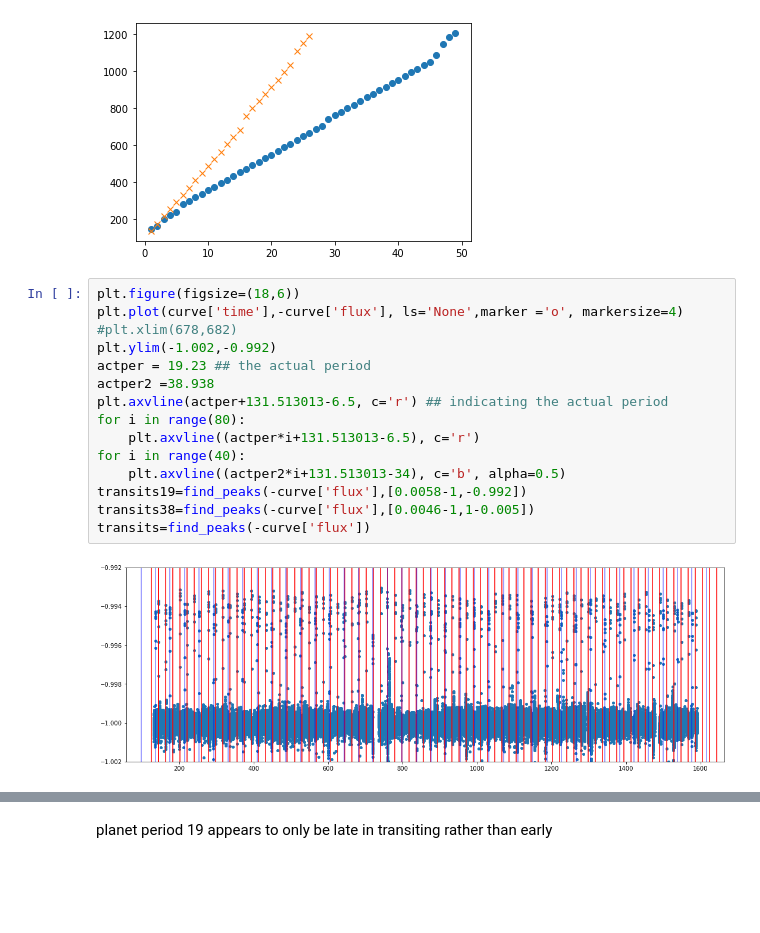
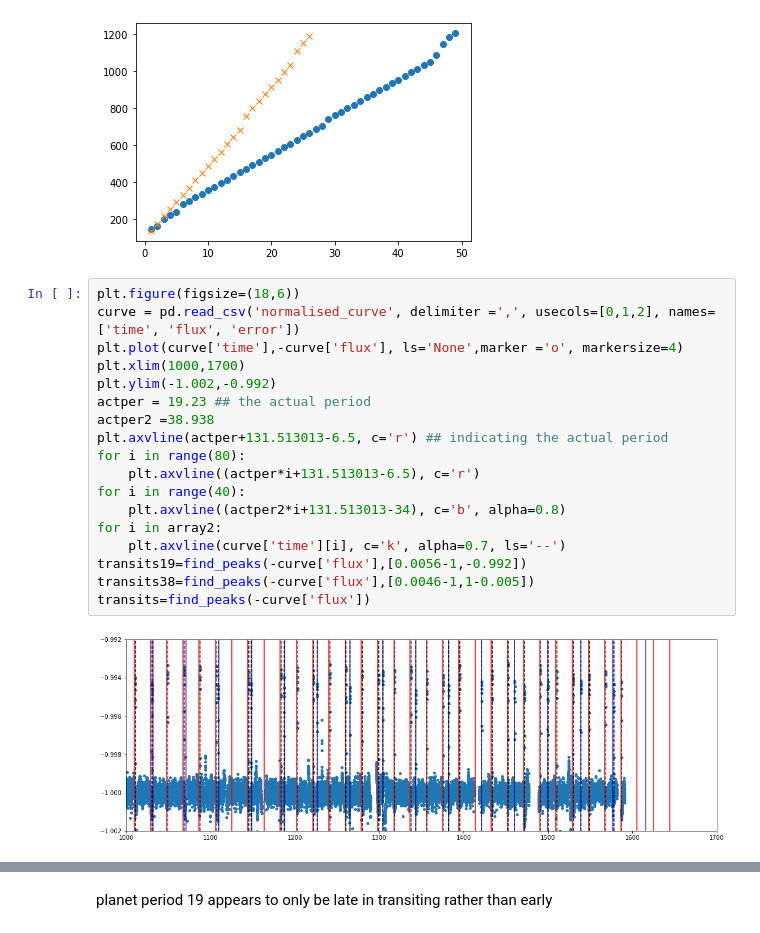
Before and after one commit to wfw23/Astrolabs, a Jupyter notebook: Chapter3_ExoLightCurves.ipynb, the cells around one changed output, grey strips where cells are left out. Drawn from its saved outputs; the diff is of its cells as text; blank space fills up the shorter version.

Commit message:
writing, ttv curves and nasa plots

```diff
--- a/Chapter3_ExoLightCurves.ipynb
+++ b/Chapter3_ExoLightCurves.ipynb
@@ -433,18 +433,21 @@ plt.plot(xrangex,periods38,ls='None', marker='x')
 [figure]
 # %%
 plt.figure(figsize=(18,6))
+curve = pd.read_csv('normalised_curve', delimiter =',', usecols=[0,1,2], names=['time', 'flux', 'error'])
 plt.plot(curve['time'],-curve['flux'], ls='None',marker ='o', markersize=4)
-#plt.xlim(678,682)
+plt.xlim(1000,1700)
 plt.ylim(-1.002,-0.992)
 actper = 19.23 ## the actual period
 actper2 =38.938
 plt.axvline(actper+131.513013-6.5, c='r') ## indicating the actual period
 for i in range(80):
     plt.axvline((actper*i+131.513013-6.5), c='r')
 for i in range(40):
-    plt.axvline((actper2*i+131.513013-34), c='b', alpha=0.5)
-transits19=find_peaks(-curve['flux'],[0.0058-1,-0.992])
+    plt.axvline((actper2*i+131.513013-34), c='b', alpha=0.8)
+for i in array2:
+    plt.axvline(curve['time'][i], c='k', alpha=0.7, ls='--')
+transits19=find_peaks(-curve['flux'],[0.0056-1,-0.992])
 transits38=find_peaks(-curve['flux'],[0.0046-1,1-0.005])
 transits=find_peaks(-curve['flux'])
 # %% [output]
-[figure, old version]
+[figure, new version]
```
Also changed, not shown: parts of 35 cells of this notebook, 6 other files.
